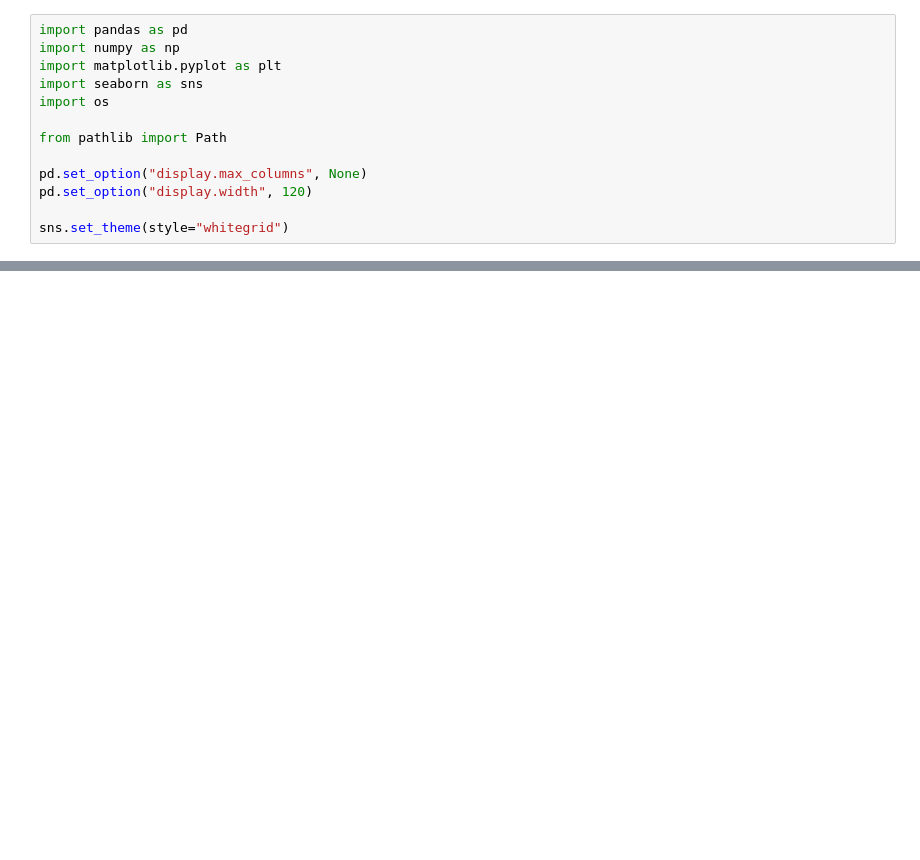
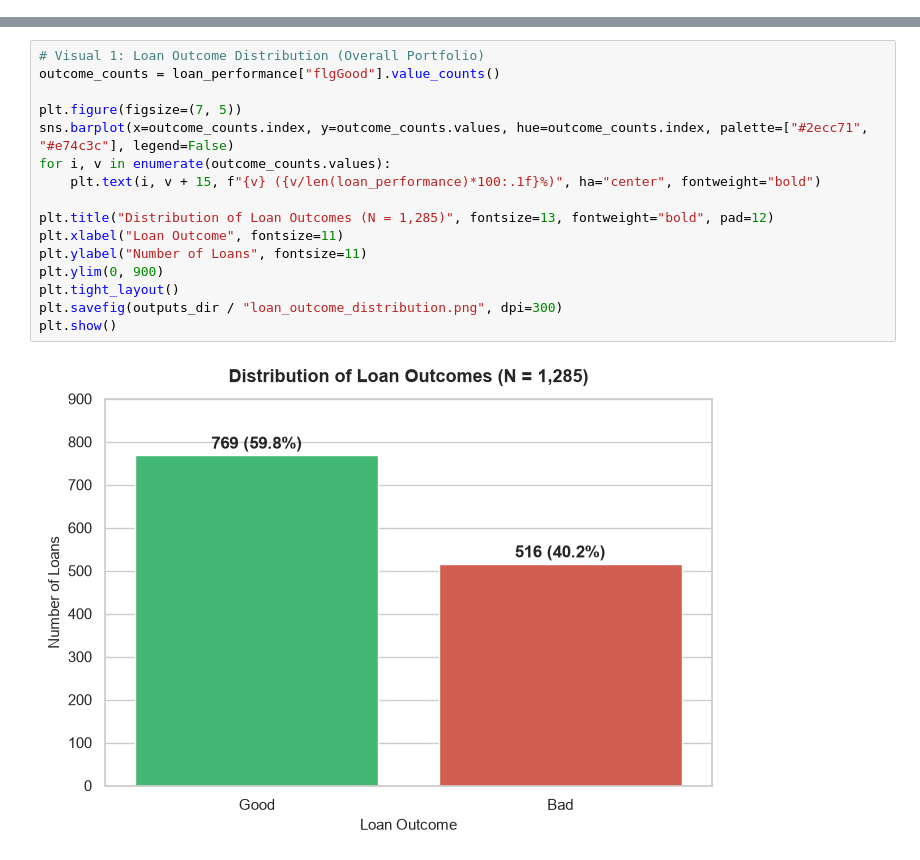
Before and after one commit to adityakumarsingh01/Loan-Default-Risk-Analysis, a Jupyter notebook: notebooks/taplend_analysis.ipynb, the cells around one changed output, grey strips where cells are left out. Drawn from its saved outputs; the diff is of its cells as text; blank space fills up the shorter version.

```diff
--- a/notebooks/taplend_analysis.ipynb
+++ b/notebooks/taplend_analysis.ipynb
@@ -1,13 +0,0 @@
-# %%
-import pandas as pd
-import numpy as np
-import matplotlib.pyplot as plt
-import seaborn as sns
-import os
-
-from pathlib import Path
-
-pd.set_option("display.max_columns", None)
-pd.set_option("display.width", 120)
-
-sns.set_theme(style="whitegrid")
@@ -306,0 +324,18 @@ Matched records: 656
+# %%
+# Visual 1: Loan Outcome Distribution (Overall Portfolio)
+outcome_counts = loan_performance["flgGood"].value_counts()
+
+plt.figure(figsize=(7, 5))
+sns.barplot(x=outcome_counts.index, y=outcome_counts.values, hue=outcome_counts.index, palette=["#2ecc71", "#e74c3c"], legend=False)
+for i, v in enumerate(outcome_counts.values):
+    plt.text(i, v + 15, f"{v} ({v/len(loan_performance)*100:.1f}%)", ha="center", fontweight="bold")
+
+plt.title("Distribution of Loan Outcomes (N = 1,285)", fontsize=13, fontweight="bold", pad=12)
+plt.xlabel("Loan Outcome", fontsize=11)
+plt.ylabel("Number of Loans", fontsize=11)
+plt.ylim(0, 900)
+plt.tight_layout()
+plt.savefig(outputs_dir / "loan_outcome_distribution.png", dpi=300)
+plt.show()
+# %% [output]
+[figure, added]
```
Also changed, not shown: parts of 53 cells of this notebook, 4 other files.
